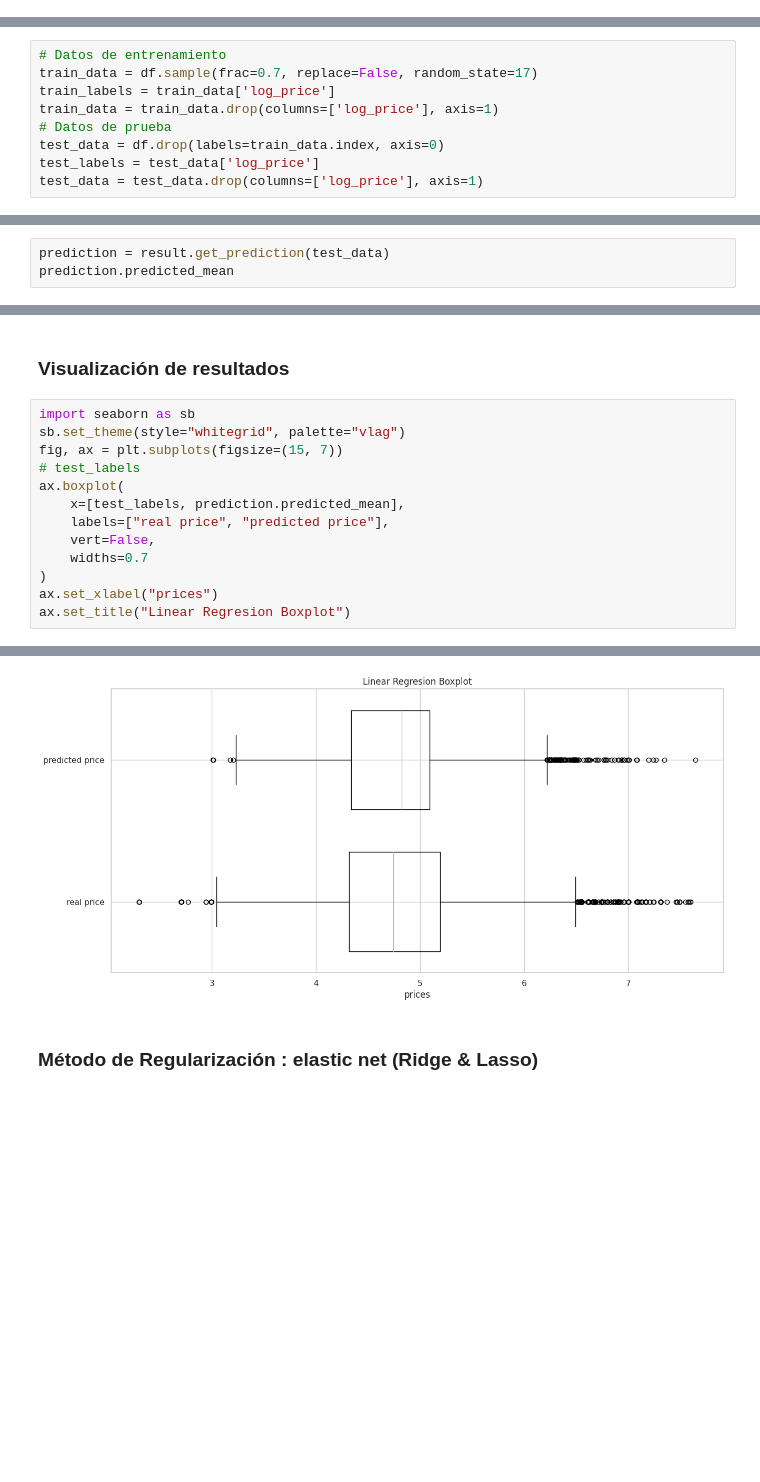
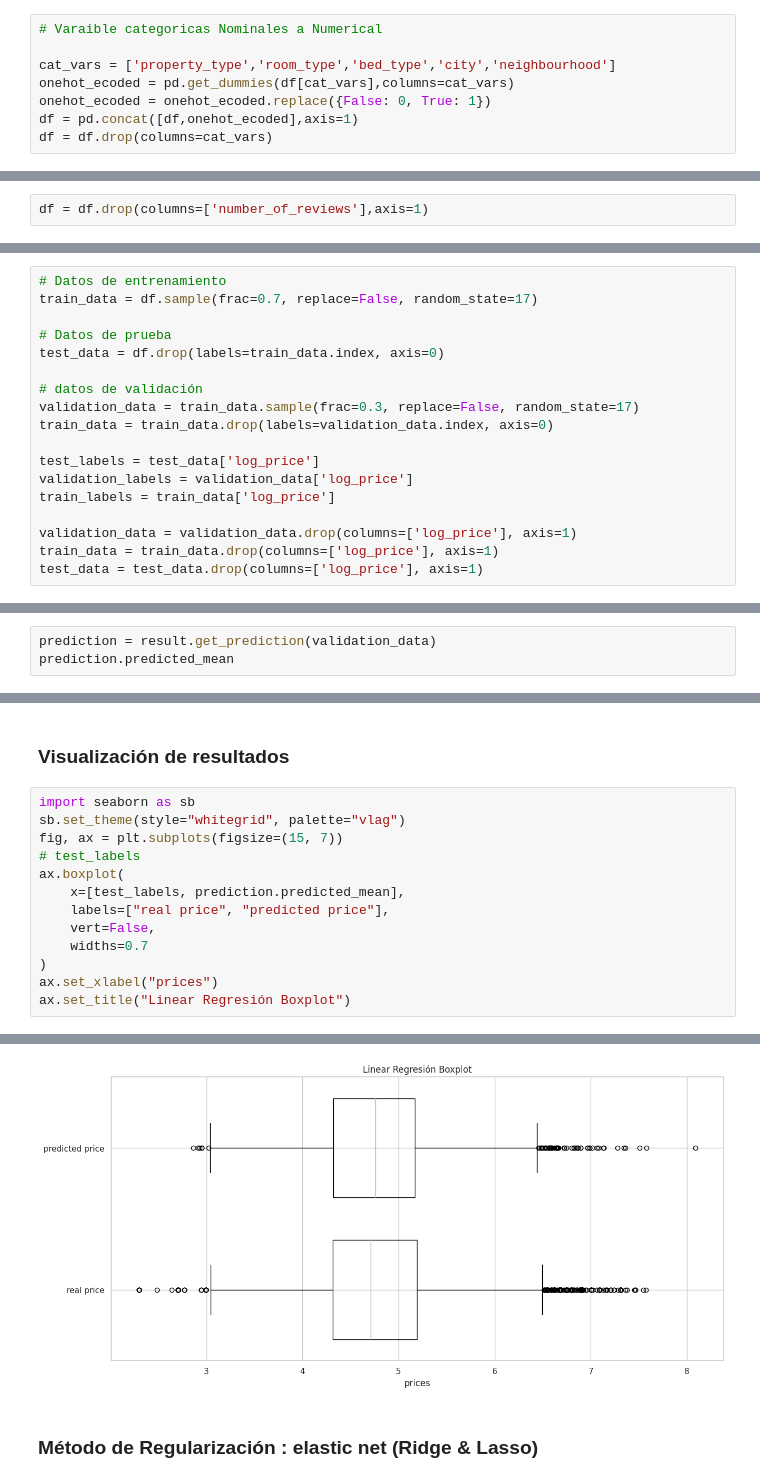
Before and after one commit to rodralez/ia2, a Jupyter notebook: 04_deep-learning/9-desafio-Kagle/9-NeuronalNetworkRegression.ipynb, the cells around one changed output, grey strips where cells are left out. Cells and saved outputs as stored; diff of their text form; blank space fills up the shorter version.

```diff
--- a/04_deep-learning/9-desafio-Kagle/9-NeuronalNetworkRegression.ipynb
+++ b/04_deep-learning/9-desafio-Kagle/9-NeuronalNetworkRegression.ipynb
@@ -256,3 +277,11 @@ df[['host_has_profile_pic', 'host_identity_verified', 'instant_bookable']] = df[
     'host_identity_verified',
     'instant_bookable'
 ]].replace({'f': 0, 't': 1})
+# %%
+# Varaible categoricas Nominales a Numerical
+
+cat_vars = ['property_type','room_type','bed_type','city','neighbourhood']
+onehot_ecoded = pd.get_dummies(df[cat_vars],columns=cat_vars)
+onehot_ecoded = onehot_ecoded.replace({False: 0, True: 1})
+df = pd.concat([df,onehot_ecoded],axis=1)
+df = df.drop(columns=cat_vars)
@@ -298,11 +393,22 @@ df.shape
+# %%
+df = df.drop(columns=['number_of_reviews'],axis=1)
 # %%
 df.sample(frac=0.7, replace=False, random_state=17).to_csv("./my_train.csv")
 # %%
 # Datos de entrenamiento
 train_data = df.sample(frac=0.7, replace=False, random_state=17)
-train_labels = train_data['log_price']
-train_data = train_data.drop(columns=['log_price'], axis=1)
+
 # Datos de prueba
 test_data = df.drop(labels=train_data.index, axis=0)
+
+# datos de validación
+validation_data = train_data.sample(frac=0.3, replace=False, random_state=17)
+train_data = train_data.drop(labels=validation_data.index, axis=0)
+
 test_labels = test_data['log_price']
+validation_labels = validation_data['log_price']
+train_labels = train_data['log_price']
+
+validation_data = validation_data.drop(columns=['log_price'], axis=1)
+train_data = train_data.drop(columns=['log_price'], axis=1)
 test_data = test_data.drop(columns=['log_price'], axis=1)
@@ -364,6 +447,6 @@ strong multicollinearity or other numerical problems.
 # %% [markdown]
 ## Predecimos el conjunto de test
 # %%
-prediction = result.get_prediction(test_data)
+prediction = result.get_prediction(validation_data)
 prediction.predicted_mean
 # %% [output]
@@ -396,5 +476,5 @@ ax.boxplot(
     widths=0.7
 )
 ax.set_xlabel("prices")
-ax.set_title("Linear Regresion Boxplot")
+ax.set_title("Linear Regresión Boxplot")
 # %% [output]
@@ -402,4 +482,4 @@ Text(0.5, 1.0, 'Linear Regresion Boxplot')
-[figure, old version]
+[figure, new version]
 # %% [markdown]
 ### Método de Regularización : elastic net (Ridge & Lasso)
 # %% [markdown]
```
Also changed, not shown: parts of 49 cells of this notebook.
